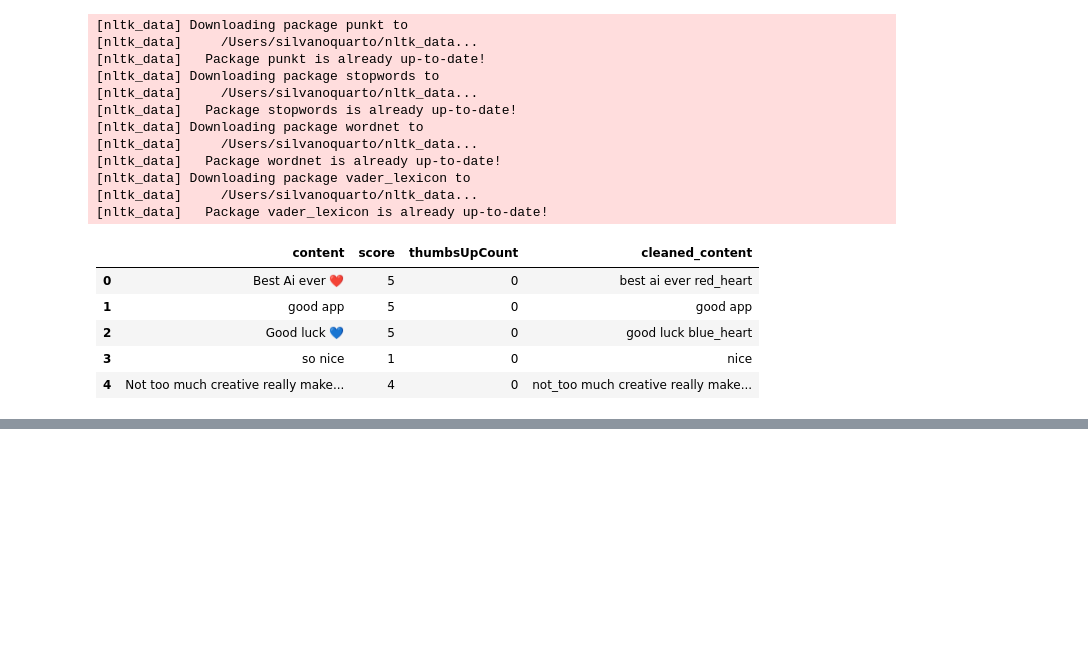
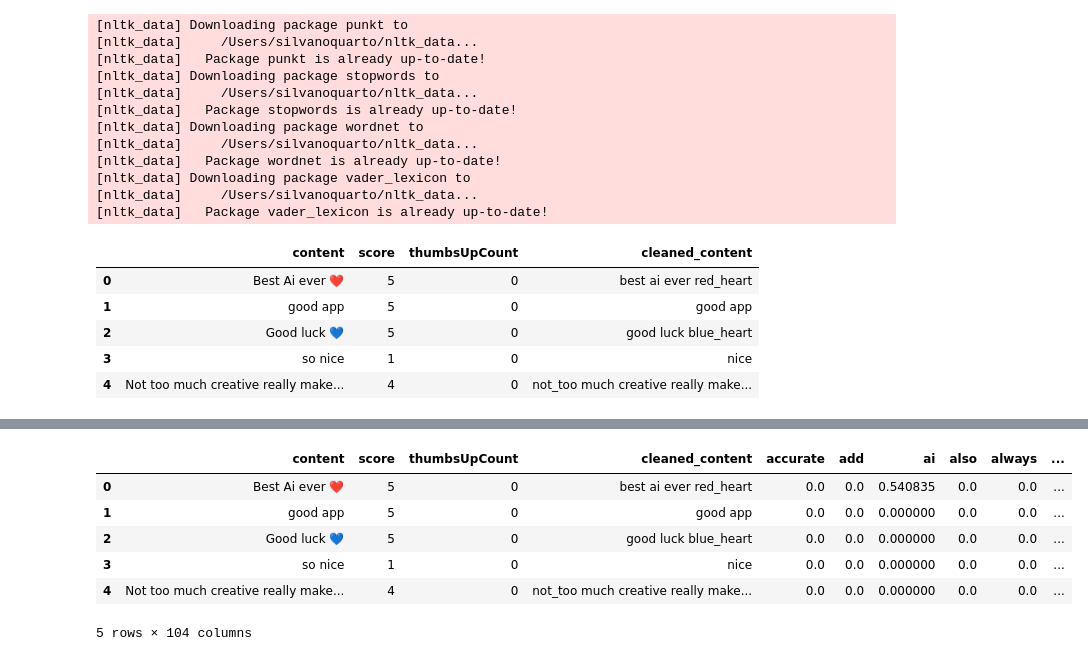
Before and after one commit to Silvano315/NLP-for-ChatGPT-Reviews, a Jupyter notebook: EDA.ipynb, the cells around one changed output, grey strips where cells are left out. Saved outputs shown, nothing was run; the diff lists cells and outputs as text; code cells hidden in the pictures; blank space fills up the shorter version.

```diff
--- a/EDA.ipynb
+++ b/EDA.ipynb
@@ -273,0 +267,17 @@ final_df.head()
+# %%
+# Apply TF-IDF vector
+
+tfidf_matrix, tfidf_vectorizer = create_tfidf_features(df_preprocessed, 'cleaned_content', max_features=100)
+
+tfidf_df = pd.DataFrame(tfidf_matrix.toarray(), columns=tfidf_vectorizer.get_feature_names_out())
+df_preprocessed = pd.concat([df_preprocessed.reset_index(drop=True), tfidf_df.reset_index(drop=True)], axis=1)
+
+df_preprocessed.head(5)
+# %% [output]
+|  | content | score | thumbsUpCount | cleaned_content | accurate | add | ai | also | always | ... |
+| 0 | Best Ai ever ❤️ | 5 | 0 | best ai ever red_heart | 0.0 | 0.0 | 0.540835 | 0.0 | 0.0 | ... |
+| 1 | good app | 5 | 0 | good app | 0.0 | 0.0 | 0.000000 | 0.0 | 0.0 | ... |
+| 2 | Good luck 💙 | 5 | 0 | good luck blue_heart | 0.0 | 0.0 | 0.000000 | 0.0 | 0.0 | ... |
+| 3 | so nice | 1 | 0 | nice | 0.0 | 0.0 | 0.000000 | 0.0 | 0.0 | ... |
+| 4 | Not too much creative really make... | 4 | 0 | not_too much creative really make... | 0.0 | 0.0 | 0.000000 | 0.0 | 0.0 | ... |
+5 rows × 104 columns
```
Also changed, not shown: parts of 8 cells of this notebook.
